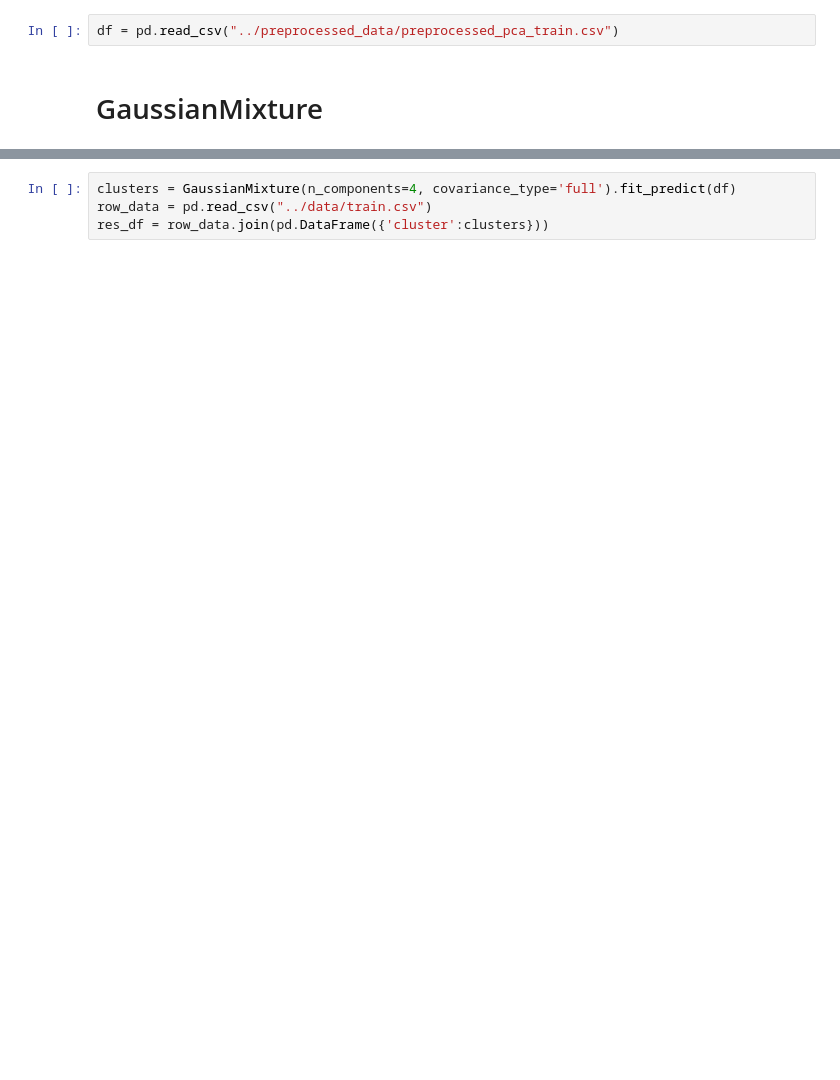
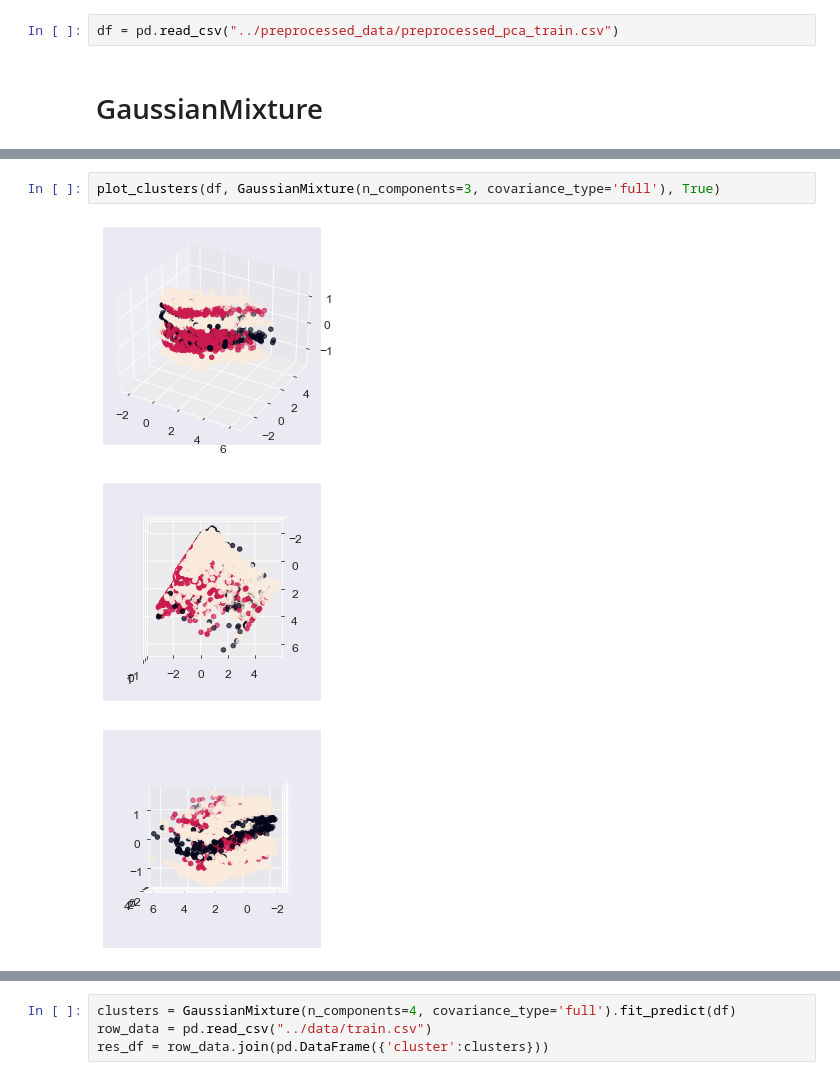
Before and after one commit to MajshiJD/ML_proj2, a Jupyter notebook: models/GaussianMixture.ipynb, the cells around one changed output, grey strips where cells are left out. Drawn from its saved outputs; the diff is of its cells as text; blank space fills up the shorter version.

```diff
--- a/models/GaussianMixture.ipynb
+++ b/models/GaussianMixture.ipynb
@@ -138,3 +135,9 @@ df = pd.read_csv("../preprocessed_data/preprocessed_pca_train.csv")
+# %%
+plot_clusters(df, GaussianMixture(n_components=3, covariance_type='full'), True)
+# %% [output]
+[figure, added]
+[figure, added]
+[figure, added]
 # %%
 plot_clusters(df, GaussianMixture(n_components=4, covariance_type='full'), True)
 # %% [output]
```
Also changed, not shown: parts of 22 cells of this notebook, 1 other file.
